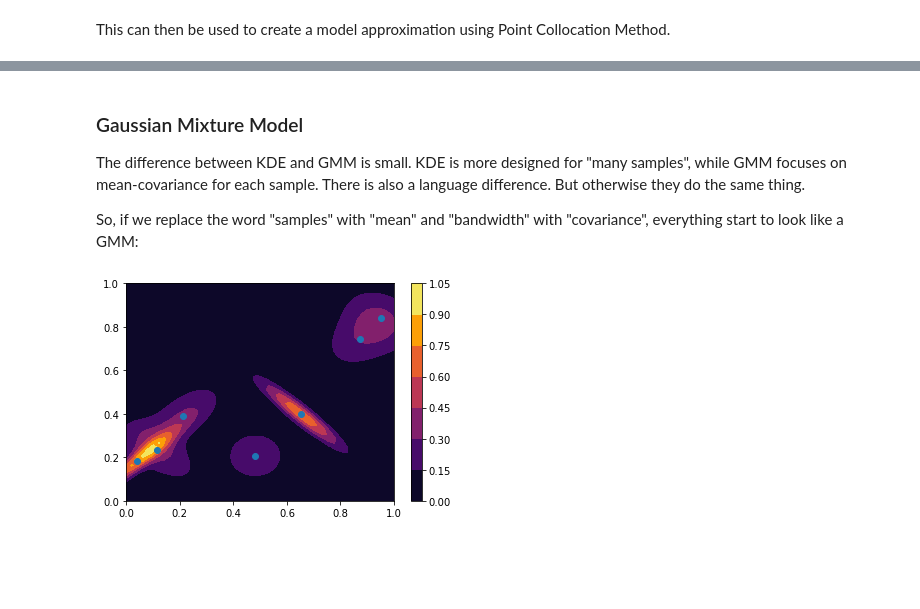
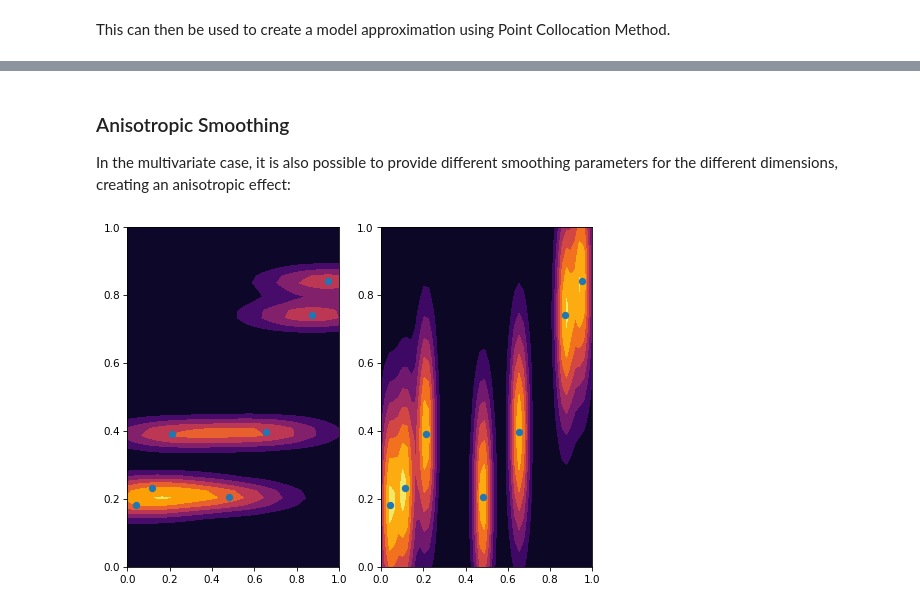
Before and after one commit to jonathf/chaospy, a Jupyter notebook: docs/tutorials/advanced/kernel_density_estimation.ipynb, the cells around one changed output, grey strips where cells are left out. Drawn from its saved outputs; the diff is of its cells as text; code cells hidden in the pictures; blank space fills up the shorter version.

```diff
--- a/docs/tutorials/advanced/kernel_density_estimation.ipynb
+++ b/docs/tutorials/advanced/kernel_density_estimation.ipynb
@@ -85,19 +93,18 @@ pyplot.show()
-# %% [markdown]
-### Gaussian Mixture Model
-
-The difference between KDE and GMM is small. KDE is more designed for "many samples", while GMM focuses on mean-covariance for each sample. There is also a language difference. But otherwise they do the same thing.
-
-So, if we replace the word "samples" with "mean" and "bandwidth" with "covariance", everything start to look like a GMM:
-# %%
-mean = samples
-covariances = numpy.zeros((2, 2, 7))
-covariances[0, 0] = covariances[1, 1] = 0.01
-covariances[0, 1] = covariances[1, 0] = numpy.linspace(-0.0095, 0.0095, 7)
-distribution = chaospy.GaussianKDE(mean, covariances)
-
-pyplot.contourf(mesh[0], mesh[1], distribution.pdf(mesh))
-pyplot.colorbar()
-pyplot.scatter(*samples)
-pyplot.show()
-# %% [output]
-[figure, removed]
+# %% [markdown]
+### Anisotropic Smoothing
+
+In the multivariate case, it is also possible to provide different smoothing parameters for the different dimensions, creating an anisotropic effect:
+# %%
+pyplot.subplot(121)
+distribution = chaospy.GaussianKDE(samples, h_mat=[0.05, 0.001])
+pyplot.contourf(xloc, yloc, distribution.pdf([xloc, yloc]))
+pyplot.scatter(*samples)
+
+pyplot.subplot(122)
+distribution = chaospy.GaussianKDE(samples, h_mat=[0.001, 0.05])
+pyplot.contourf(xloc, yloc, distribution.pdf([xloc, yloc]))
+pyplot.scatter(*samples)
+
+pyplot.show()
+# %% [output]
+[figure, added]
```
Also changed, not shown: parts of 20 cells of this notebook, 55 other files.
